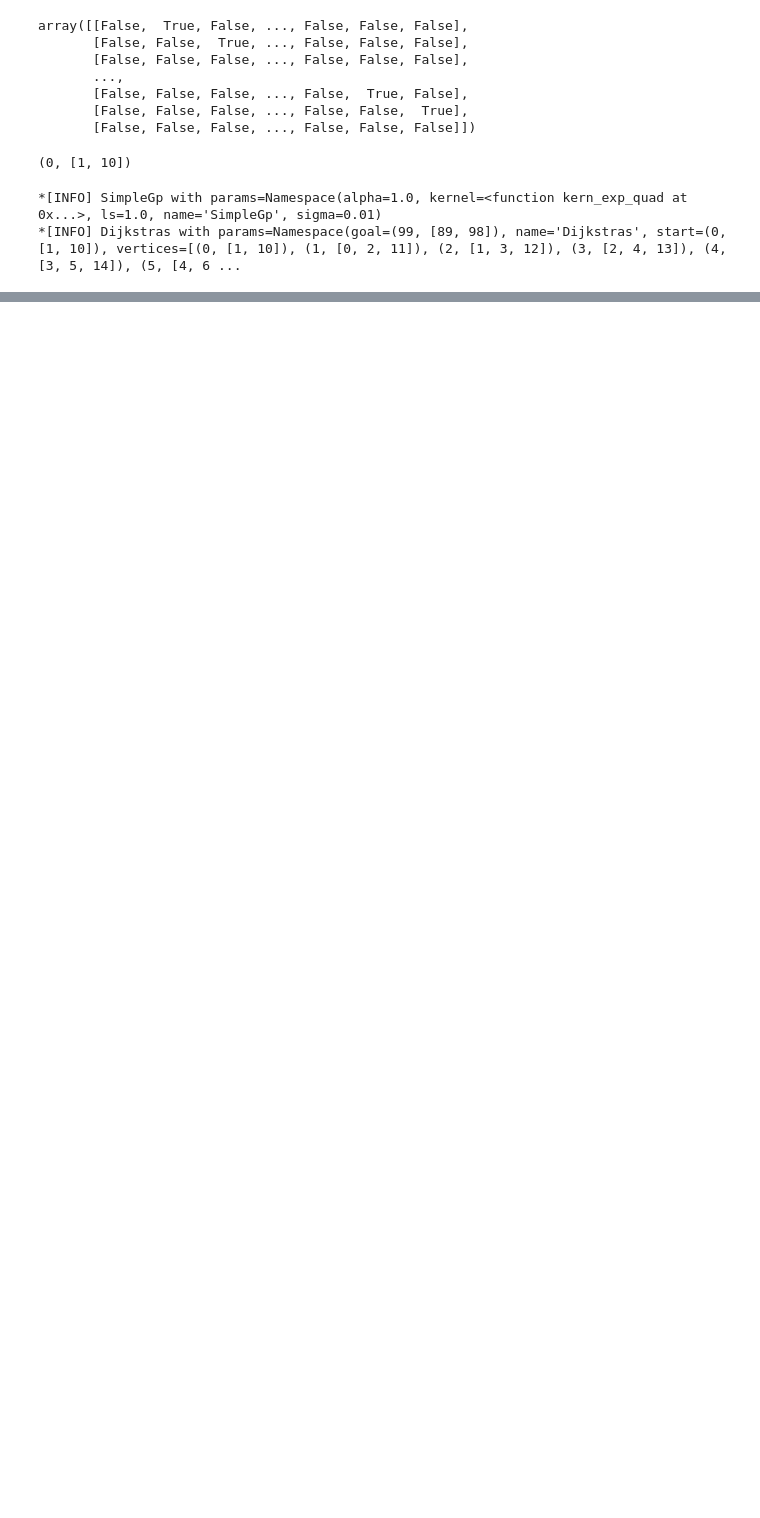
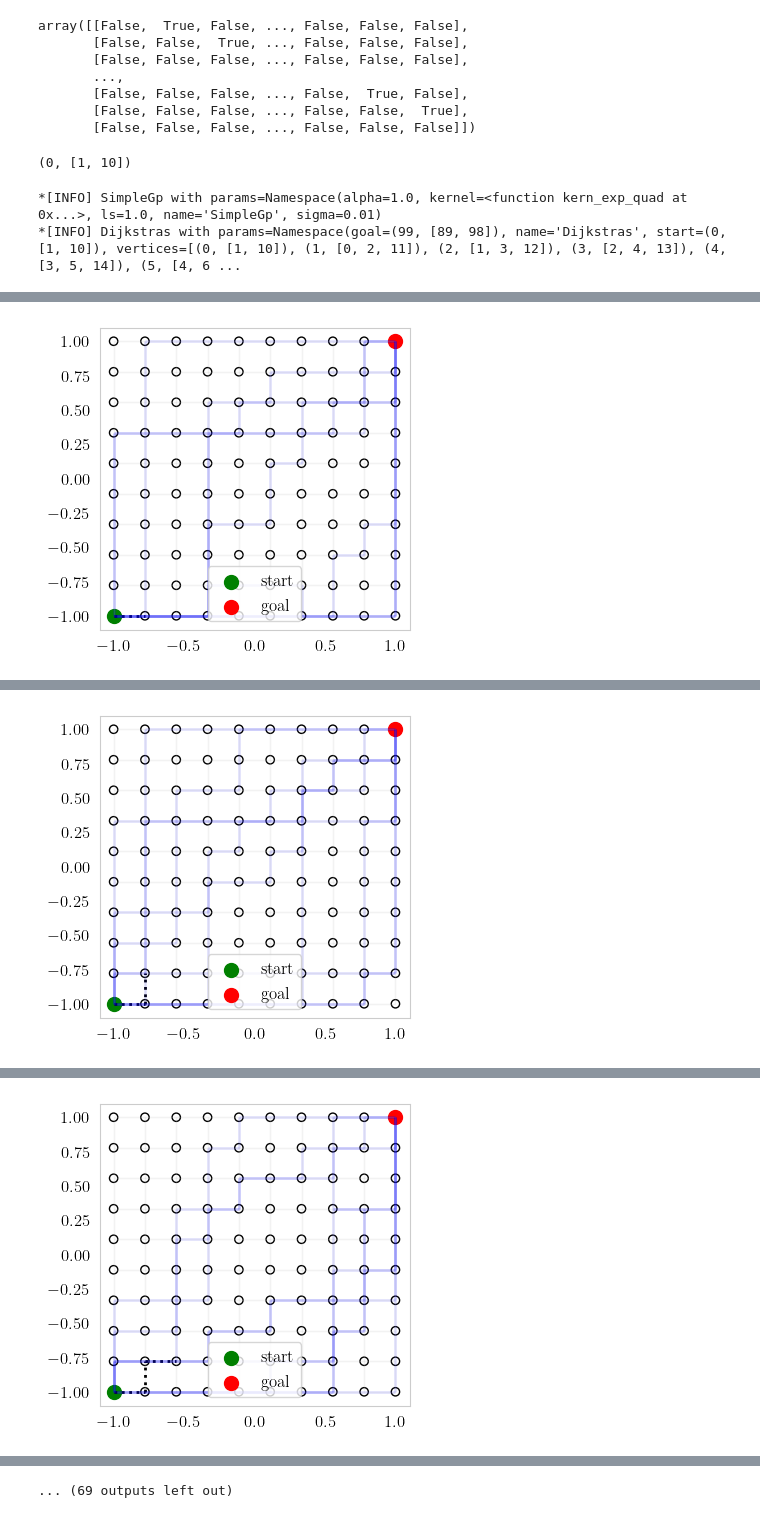
Before and after one commit to willieneis/bayesian-algorithm-execution, a Jupyter notebook: gp_test_13_dijkstras.ipynb, the cells around one changed output, grey strips where cells are left out. Cells and saved outputs as stored; diff of their text form; code cells hidden in the pictures; blank space fills up the shorter version.

Commit message:
Finish dijkstras plots

```diff
--- a/gp_test_13_dijkstras.ipynb
+++ b/gp_test_13_dijkstras.ipynb
@@ -82,23 +95,3 @@ x_test = [positions] # input points to maximize acquisition function over
 # %% [output]
 *[INFO] SimpleGp with params=Namespace(alpha=1.0, kernel=<function kern_exp_quad at 0x...>, ls=1.0, name='SimpleGp', sigma=0.01)
 *[INFO] Dijkstras with params=Namespace(goal=(99, [89, 98]), name='Dijkstras', start=(0, [1, 10]), vertices=[(0, [1, 10]), (1, [0, 2, 11]), (2, [1, 3, 12]), (3, [2, 4, 13]), (4, [3, 5, 14]), (5, [4, 6 ...
-# %%
-# BAX iterations
-n_iter = 40
-
-for i in range(n_iter):
-    # Optimize acquisition function
-    acqopt = AcqOptimizer({'x_test': x_test,
-                           'n_path': 1})
-    x_next = acqopt.optimize(model, algo)
-    print(f'Acq optimizer x_next = {x_next}')
-    print(f'Finished iter i = {i}')
-
-    # Query function, update data
-    y_next = f(x_next)
-    data.x.append(x_next)
-    data.y.append(y_next)
-
-    # Update model
-    model = SimpleGp(gp_params)
-    model.set_data(data)
@@ -141,0 +135,52 @@ KeyboardInterrupt:
+# %%
+# BAX iterations
+import time
+
+n_iter = 40
+
+def possible_steps(vertex: Vertex):
+    neighbors = vertex.neighbors
+    possible_positions = np.stack([n.position for n in neighbors])
+    return possible_positions
+
+current_path = [start]
+x_test = possible_steps(start)
+
+for i in range(n_iter):
+    # Optimize acquisition function
+    acqopt = AcqOptimizer({'n_path': 10,
+                           'viz_acq': False})
+    arg_x_next = acqopt.optimize(model, algo, x_test, return_argmax=True)
+
+    # Query function, update data
+    x_next = x_test[arg_x_next]
+    y_next = f(x_next)
+    data.x.append(x_next)
+    data.y.append(y_next)
+
+    # Update physical path taken
+    next_vertex = current_path[-1].neighbors[arg_x_next]
+    current_path.append(next_vertex)
+    #print(f"Incurred true cost so far: {cost_of_path(current_path, cost_func)}")
+
+    # Update next set of x_test
+    x_test = possible_steps(next_vertex)
+
+    # Update model
+    model = SimpleGp(gp_params)
+    model.set_data(data)
+
+    fig, ax = plot_progress(edges, start, goal, current_path)
+
+    last_outputs = acqopt.get_last_output_list()
+    min_costs, min_cost_paths = zip(*last_outputs)
+    n = acqopt.params.n_path
+    for path in min_cost_paths:
+        plot_path(ax, path, path_color=(0, 0, 1, 1/n), linewidths=2, linestyle="-")
+
+    # make matplotlib plot within for loop. See: https://stackoverflow.com/questions/19766100/real-time-matplotlib-plot-is-not-working-while-still-in-a-loop
+    plt.pause(0.0001)
+
+    print(f'Acq optimizer x_next = {next_vertex}')
+    print(f'Finished iter i = {i}')
+# %% [output]
@@ -141,0 +203 @@ KeyboardInterrupt:
+[figure, added]
@@ -141,0 +222 @@ KeyboardInterrupt:
+[figure, added]
@@ -141,0 +241 @@ KeyboardInterrupt:
+[figure, added]
@@ -141,0 +299 @@ KeyboardInterrupt:
+... (69 outputs left out)
```
Also changed, not shown: parts of 6 cells of this notebook, 2 other files.
